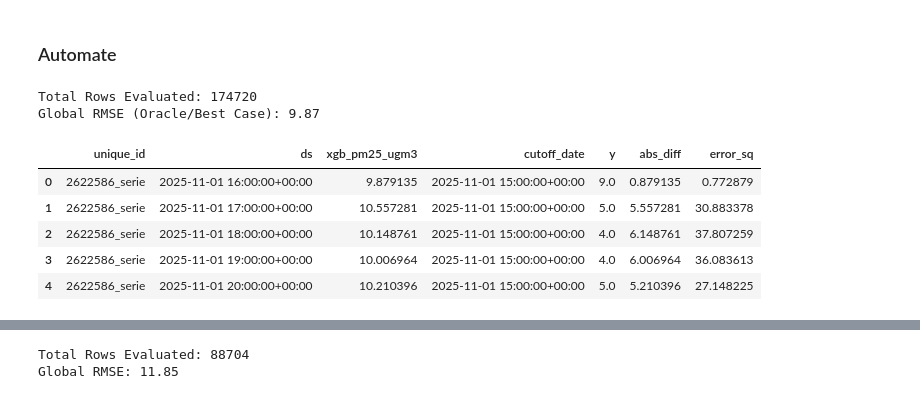
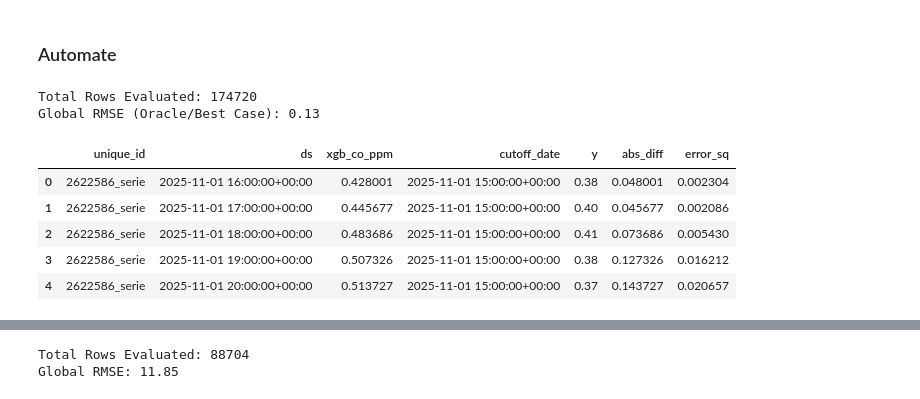
Before and after one commit to denis-cck/openaq-anomaly-prediction, a Jupyter notebook: notebooks/OpenAQ_XGBoost_predict.ipynb, the cells around one changed output, grey strips where cells are left out. Drawn from its saved outputs; the diff is of its cells as text; code cells hidden in the pictures.

```diff
--- a/notebooks/OpenAQ_XGBoost_predict.ipynb
+++ b/notebooks/OpenAQ_XGBoost_predict.ipynb
@@ -1352,11 +1342,11 @@ plt.show()
 warnings.filterwarnings("ignore", message="The default of observed=False is deprecated and will be changed")
 
 TARGET_COL = "pm25_ugm3"
-# TARGET_COL = "pm10_ugm3"
-# TARGET_COL = "no2_ppm"
-# TARGET_COL = "o3_ppm"
-# TARGET_COL = "so2_ppm"
-# TARGET_COL = "co_ppm"
+TARGET_COL = "pm10_ugm3"
+TARGET_COL = "no2_ppm"
+TARGET_COL = "o3_ppm"
+TARGET_COL = "so2_ppm"
+TARGET_COL = "co_ppm"
 MODEL_NAME = "xgb_" + TARGET_COL
 
 # ================================================================
@@ -1466,37 +1456,37 @@ raw_eval_df = raw_final_df.merge(
 # 3. Calculate Absolute Error for every single prediction instance
 raw_eval_df["abs_diff"] = (raw_eval_df["y"] - raw_eval_df[MODEL_NAME]).abs()
 
 # 4. Sort by Error (Ascending)
 # logic: For every unique_id/ds pair, put the one with the smallest error at the top
 best_predictions_df = raw_eval_df.sort_values(
     by=["unique_id", "ds", "abs_diff"],
     ascending=[True, True, True] # Smallest error first
 )
 
 # 5. Drop Duplicates
 # Since we sorted by Error ASC, the "First" one is the most accurate one.
 final_predictions = best_predictions_df.drop_duplicates(subset=["unique_id", "ds"], keep="first").copy()
 
 # ================================================================
 # 4B. FINAL EVALUATION
 # ================================================================
 
 # No need to merge actuals again, they are already there
 comparison_df = final_predictions.copy()
 
 # Calculate Squared Error for metrics
 comparison_df["error_sq"] = comparison_df["abs_diff"] ** 2
 
 print(f"Total Rows Evaluated: {len(comparison_df)}")
 print(f"Global RMSE (Oracle/Best Case): {np.sqrt(comparison_df['error_sq'].mean()):.2f}")
 
 display(comparison_df.head())
 # %% [output]
 Total Rows Evaluated: 174720
-Global RMSE (Oracle/Best Case): 9.87
+Global RMSE (Oracle/Best Case): 0.13
-|  | unique_id | ds | xgb_pm25_ugm3 | cutoff_date | y | abs_diff | error_sq |
-| 0 | 2622586_serie | 2025-11-01 16:00:00+00:00 | 9.879135 | 2025-11-01 15:00:00+00:00 | 9.0 | 0.879135 | 0.772879 |
-| 1 | 2622586_serie | 2025-11-01 17:00:00+00:00 | 10.557281 | 2025-11-01 15:00:00+00:00 | 5.0 | 5.557281 | 30.883378 |
-| 2 | 2622586_serie | 2025-11-01 18:00:00+00:00 | 10.148761 | 2025-11-01 15:00:00+00:00 | 4.0 | 6.148761 | 37.807259 |
-| 3 | 2622586_serie | 2025-11-01 19:00:00+00:00 | 10.006964 | 2025-11-01 15:00:00+00:00 | 4.0 | 6.006964 | 36.083613 |
-| 4 | 2622586_serie | 2025-11-01 20:00:00+00:00 | 10.210396 | 2025-11-01 15:00:00+00:00 | 5.0 | 5.210396 | 27.148225 |
+|  | unique_id | ds | xgb_co_ppm | cutoff_date | y | abs_diff | error_sq |
+| 0 | 2622586_serie | 2025-11-01 16:00:00+00:00 | 0.428001 | 2025-11-01 15:00:00+00:00 | 0.38 | 0.048001 | 0.002304 |
+| 1 | 2622586_serie | 2025-11-01 17:00:00+00:00 | 0.445677 | 2025-11-01 15:00:00+00:00 | 0.40 | 0.045677 | 0.002086 |
+| 2 | 2622586_serie | 2025-11-01 18:00:00+00:00 | 0.483686 | 2025-11-01 15:00:00+00:00 | 0.41 | 0.073686 | 0.005430 |
+| 3 | 2622586_serie | 2025-11-01 19:00:00+00:00 | 0.507326 | 2025-11-01 15:00:00+00:00 | 0.38 | 0.127326 | 0.016212 |
+| 4 | 2622586_serie | 2025-11-01 20:00:00+00:00 | 0.513727 | 2025-11-01 15:00:00+00:00 | 0.37 | 0.143727 | 0.020657 |
```
Also changed, not shown: parts of 14 cells of this notebook, 3 other files.
